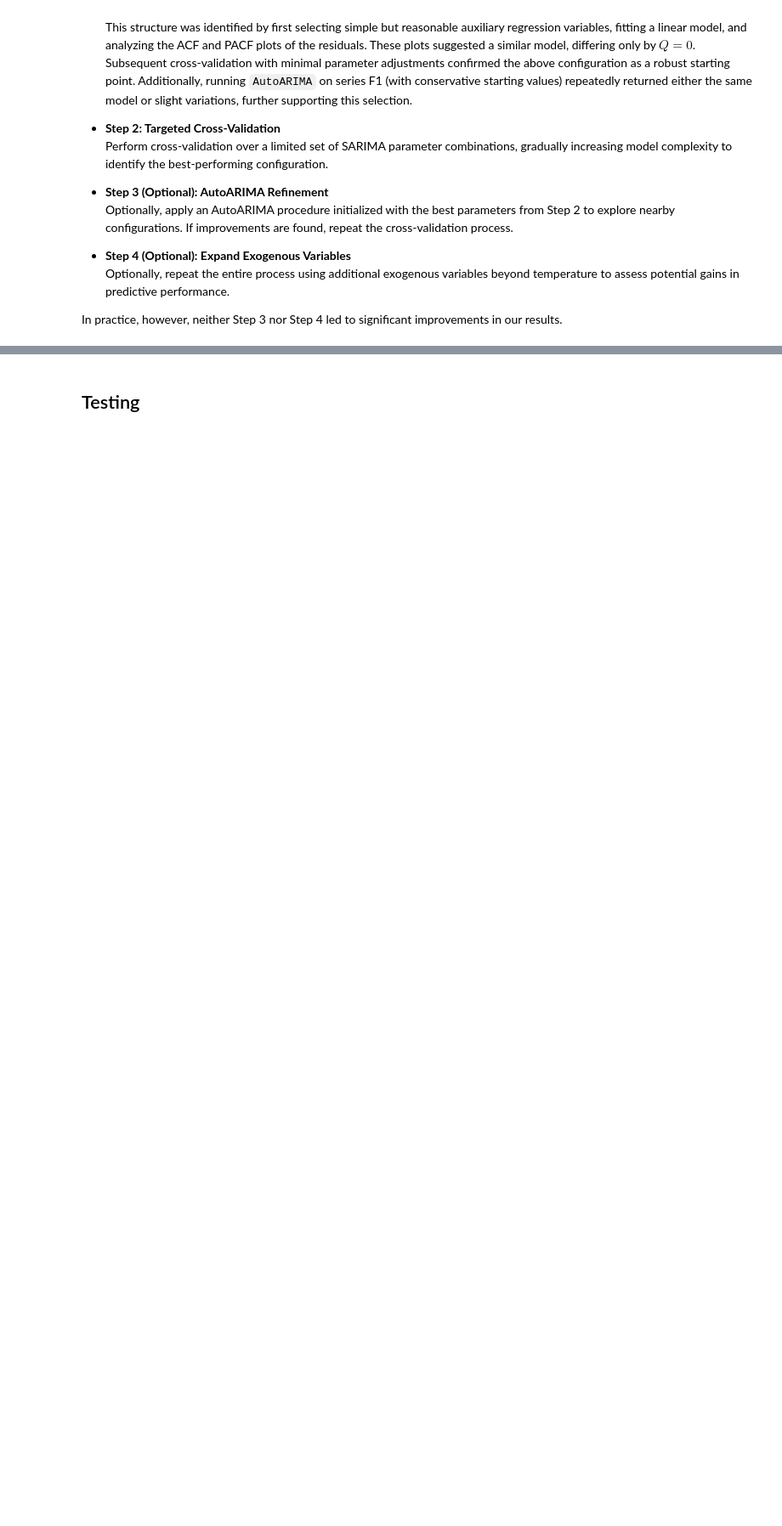
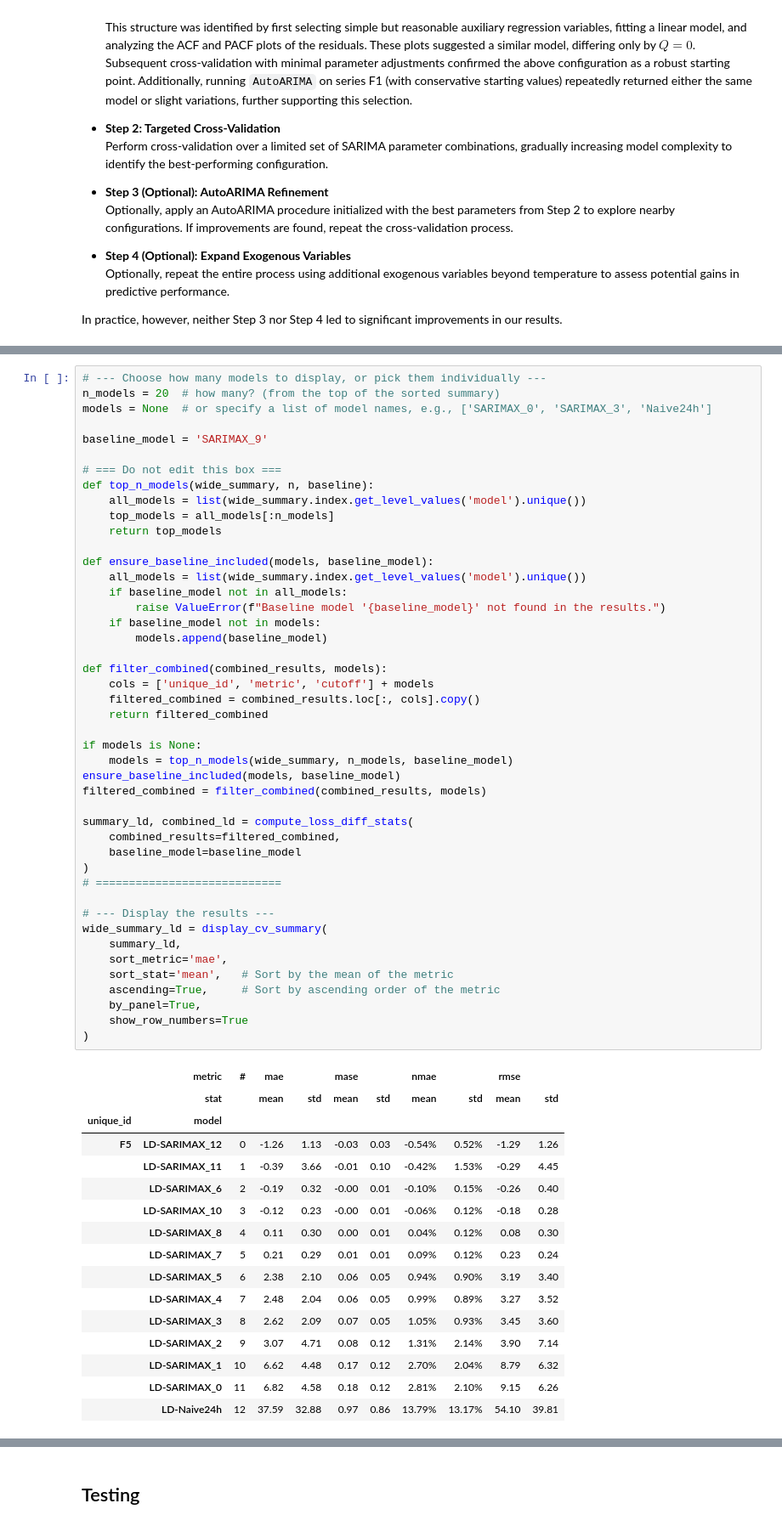
Before and after one commit to GioLombardiDev/Optit-Internship, a Jupyter notebook: notebooks/SARIMAX model.ipynb, the cells around one changed output, grey strips where cells are left out. Shown at 85% size. Drawn from its saved outputs; the diff is of its cells as text; blank space fills up the shorter version.

```diff
--- a/notebooks/SARIMAX model.ipynb
+++ b/notebooks/SARIMAX model.ipynb
@@ -874,0 +1077,62 @@ with pd.option_context("display.max_rows", None, "display.max_columns", None):
+# %%
+# --- Choose how many models to display, or pick them individually ---
+n_models = 20  # how many? (from the top of the sorted summary)
+models = None  # or specify a list of model names, e.g., ['SARIMAX_0', 'SARIMAX_3', 'Naive24h']
+
+baseline_model = 'SARIMAX_9'
+
+# === Do not edit this box ===
+def top_n_models(wide_summary, n, baseline):
+    all_models = list(wide_summary.index.get_level_values('model').unique())
+    top_models = all_models[:n_models]
+    return top_models
+
+def ensure_baseline_included(models, baseline_model):
+    all_models = list(wide_summary.index.get_level_values('model').unique())
+    if baseline_model not in all_models:
+        raise ValueError(f"Baseline model '{baseline_model}' not found in the results.")
+    if baseline_model not in models:
+        models.append(baseline_model)
+
+def filter_combined(combined_results, models):
+    cols = ['unique_id', 'metric', 'cutoff'] + models
+    filtered_combined = combined_results.loc[:, cols].copy()
+    return filtered_combined
+
+if models is None:
+    models = top_n_models(wide_summary, n_models, baseline_model)
+ensure_baseline_included(models, baseline_model)
+filtered_combined = filter_combined(combined_results, models)
+
+summary_ld, combined_ld = compute_loss_diff_stats(
+    combined_results=filtered_combined,
+    baseline_model=baseline_model
+)
+# ============================
+
+# --- Display the results ---
+wide_summary_ld = display_cv_summary(
+    summary_ld,
+    sort_metric='mae',
+    sort_stat='mean',   # Sort by the mean of the metric
+    ascending=True,     # Sort by ascending order of the metric
+    by_panel=True,
+    show_row_numbers=True
+)
+# %% [output]
+|  | metric | # | mae |  | mase |  | nmae |  | rmse |  |
+|  | stat |  | mean | std | mean | std | mean | std | mean | std |
+| unique_id | model |  |  |  |  |  |  |  |  |  |
+| F5 | LD-SARIMAX_12 | 0 | -1.26 | 1.13 | -0.03 | 0.03 | -0.54% | 0.52% | -1.29 | 1.26 |
+|  | LD-SARIMAX_11 | 1 | -0.39 | 3.66 | -0.01 | 0.10 | -0.42% | 1.53% | -0.29 | 4.45 |
+|  | LD-SARIMAX_6 | 2 | -0.19 | 0.32 | -0.00 | 0.01 | -0.10% | 0.15% | -0.26 | 0.40 |
+|  | LD-SARIMAX_10 | 3 | -0.12 | 0.23 | -0.00 | 0.01 | -0.06% | 0.12% | -0.18 | 0.28 |
+|  | LD-SARIMAX_8 | 4 | 0.11 | 0.30 | 0.00 | 0.01 | 0.04% | 0.12% | 0.08 | 0.30 |
+|  | LD-SARIMAX_7 | 5 | 0.21 | 0.29 | 0.01 | 0.01 | 0.09% | 0.12% | 0.23 | 0.24 |
+|  | LD-SARIMAX_5 | 6 | 2.38 | 2.10 | 0.06 | 0.05 | 0.94% | 0.90% | 3.19 | 3.40 |
+|  | LD-SARIMAX_4 | 7 | 2.48 | 2.04 | 0.06 | 0.05 | 0.99% | 0.89% | 3.27 | 3.52 |
+|  | LD-SARIMAX_3 | 8 | 2.62 | 2.09 | 0.07 | 0.05 | 1.05% | 0.93% | 3.45 | 3.60 |
+|  | LD-SARIMAX_2 | 9 | 3.07 | 4.71 | 0.08 | 0.12 | 1.31% | 2.14% | 3.90 | 7.14 |
+|  | LD-SARIMAX_1 | 10 | 6.62 | 4.48 | 0.17 | 0.12 | 2.70% | 2.04% | 8.79 | 6.32 |
+|  | LD-SARIMAX_0 | 11 | 6.82 | 4.58 | 0.18 | 0.12 | 2.81% | 2.10% | 9.15 | 6.26 |
+|  | LD-Naive24h | 12 | 37.59 | 32.88 | 0.97 | 0.86 | 13.79% | 13.17% | 54.10 | 39.81 |
```
Also changed, not shown: parts of 47 cells of this notebook, 17 other files.
